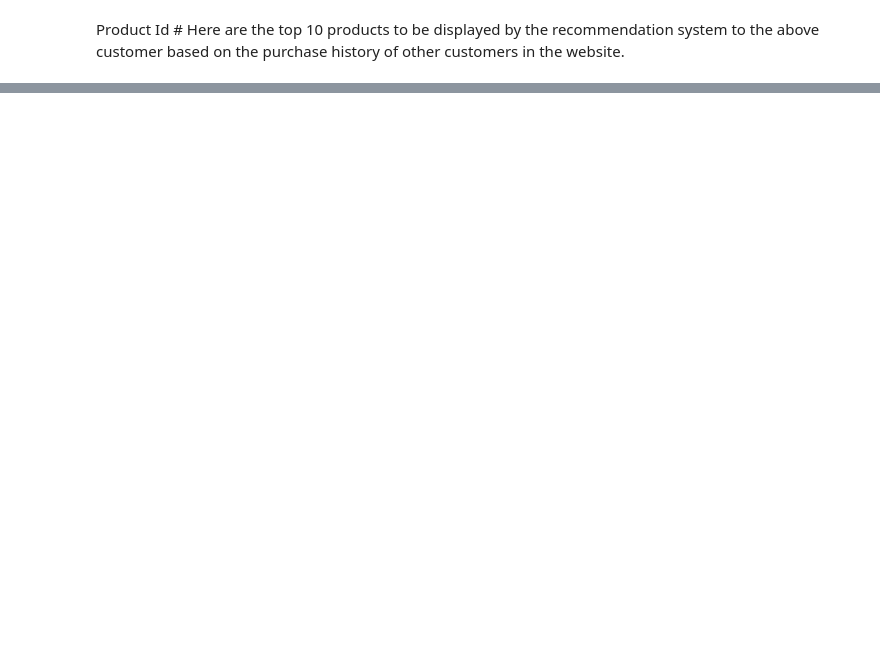
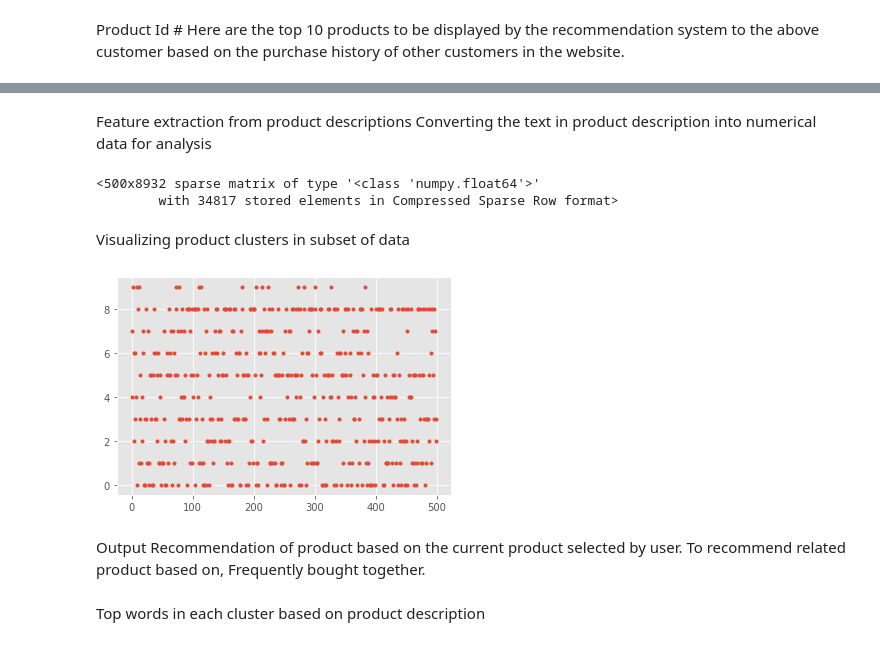
Before and after one commit to suvz47/EcommerceRecommendation, a Jupyter notebook: EcommerceProductRecommendation.ipynb, the cells around one changed output, grey strips where cells are left out. Cells and saved outputs as stored; diff of their text form; code cells hidden in the pictures; blank space fills up the shorter version.

Commit message:
Added type 2 recommendation

```diff
--- a/EcommerceProductRecommendation.ipynb
+++ b/EcommerceProductRecommendation.ipynb
@@ -154,0 +167,3 @@ Product Id # Here are the top 10 products to be displayed by the recommendation
+# %%
+product_descriptions = pd.read_csv('./data/product_descriptions.csv')
+product_descriptions.shape
@@ -154,0 +174,4 @@ Product Id # Here are the top 10 products to be displayed by the recommendation
+# %%
+product_descriptions = product_descriptions.dropna()
+product_descriptions.shape
+product_descriptions.head()
@@ -154,0 +187,5 @@ Product Id # Here are the top 10 products to be displayed by the recommendation
+# %%
+product_descriptions1 = product_descriptions.head(500)
+# product_descriptions1.iloc[:,1]
+
+product_descriptions1["product_description"].head(10)
@@ -154,0 +204,23 @@ Product Id # Here are the top 10 products to be displayed by the recommendation
+# %% [markdown]
+Feature extraction from product descriptions
+Converting the text in product description into numerical data for analysis
+# %%
+vectorizer = TfidfVectorizer(stop_words='english')
+X1 = vectorizer.fit_transform(product_descriptions1["product_description"])
+X1
+# %% [output]
+<500x8932 sparse matrix of type '<class 'numpy.float64'>'
+        with 34817 stored elements in Compressed Sparse Row format>
+# %% [markdown]
+Visualizing product clusters in subset of data
+# %%
+# Fitting K-Means to the dataset
+
+X=X1
+
+kmeans = KMeans(n_clusters = 10, init = 'k-means++')
+y_kmeans = kmeans.fit_predict(X)
+plt.plot(y_kmeans, ".")
+plt.show()
+# %% [output]
+[figure, added]
@@ -154,0 +233,6 @@ Product Id # Here are the top 10 products to be displayed by the recommendation
+# %% [markdown]
+Output
+Recommendation of product based on the current product selected by user.
+To recommend related product based on, Frequently bought together.
+# %% [markdown]
+Top words in each cluster based on product description
```
Also changed, not shown: parts of 20 cells of this notebook.
